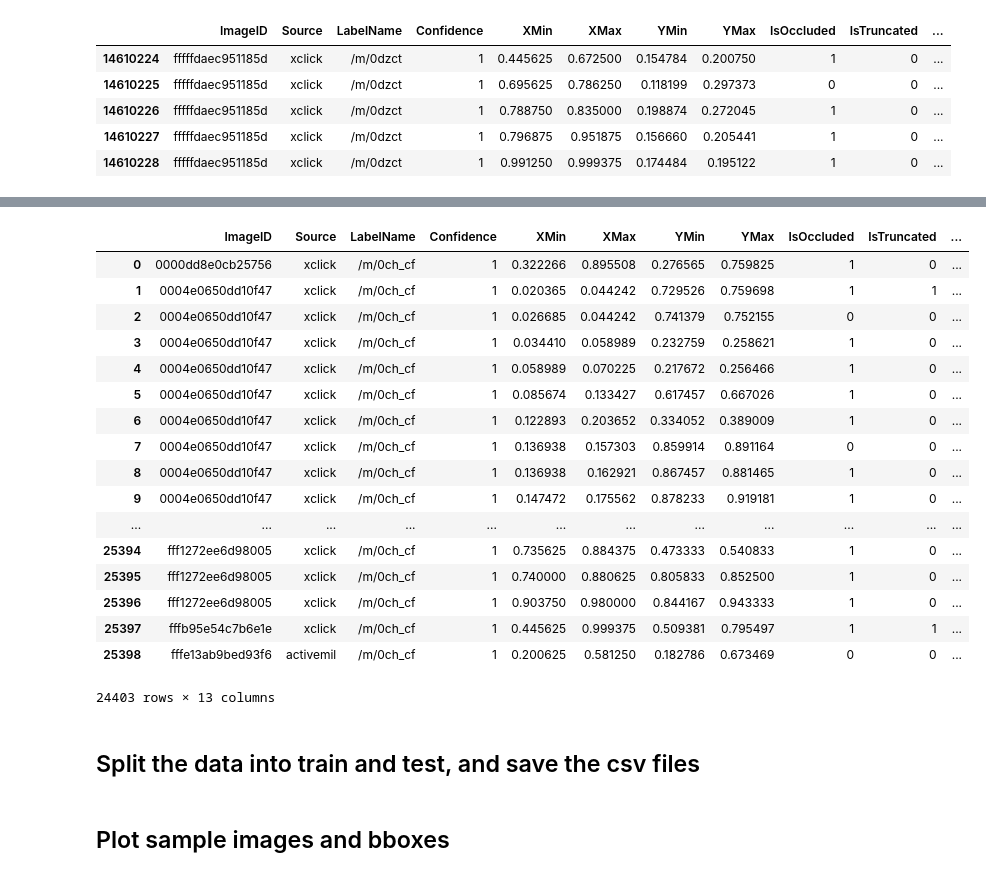
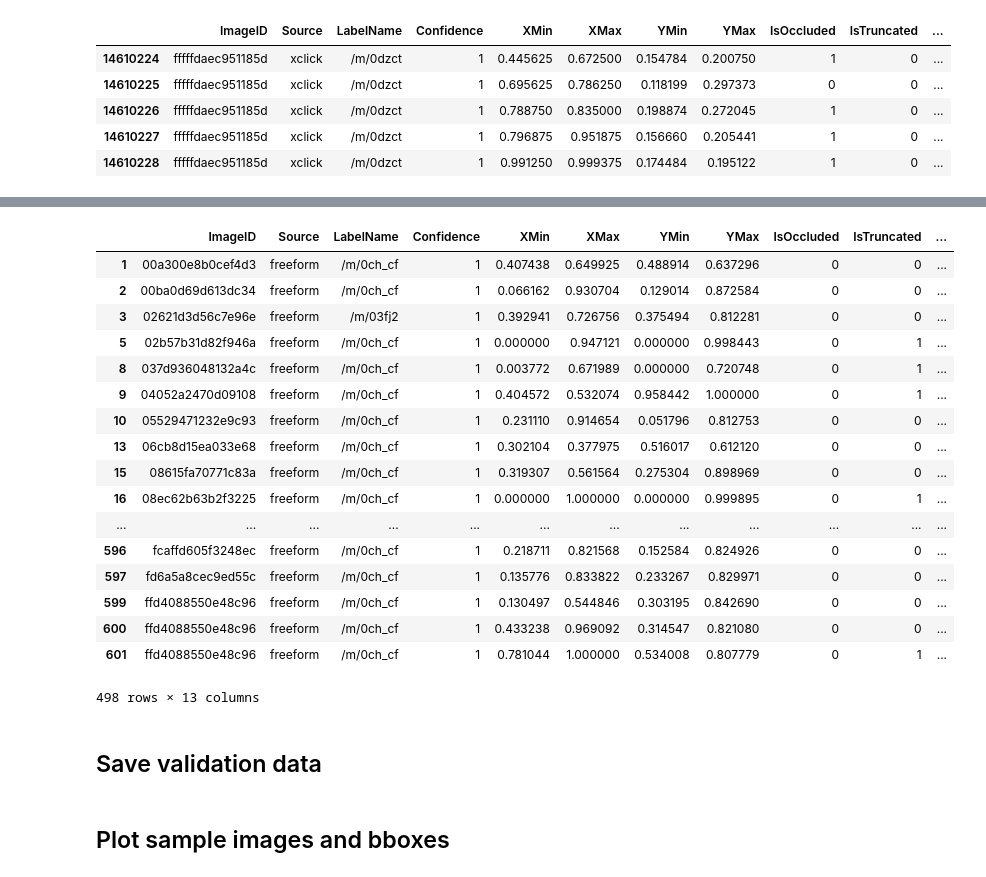
Before and after one commit to kwea123/fish_detection, a Jupyter notebook: read_fish.ipynb, the cells around one changed output, grey strips where cells are left out. Saved outputs shown, nothing was run; the diff lists cells and outputs as text; code cells hidden in the pictures.

```diff
--- a/read_fish.ipynb
+++ b/read_fish.ipynb
@@ -36,0 +64,3 @@ df = df.reset_index(drop=True)
+# %%
+df = pd.read_csv('/root/data/annotations/validation/validation-annotations-bbox.csv')
+df.tail()
@@ -37,24 +74,24 @@ df = df.reset_index(drop=True)
 # %%
+df = df.loc[df['LabelName'].isin(fish_class_ids)]
+df = df.reset_index(drop=True)
 df = df[df['IsGroupOf']==0] # Remove big group of fish
 df
 # %% [output]
 |  | ImageID | Source | LabelName | Confidence | XMin | XMax | YMin | YMax | IsOccluded | IsTruncated | ... |
-| 0 | 0000dd8e0cb25756 | xclick | /m/0ch_cf | 1 | 0.322266 | 0.895508 | 0.276565 | 0.759825 | 1 | 0 | ... |
-| 1 | 0004e0650dd10f47 | xclick | /m/0ch_cf | 1 | 0.020365 | 0.044242 | 0.729526 | 0.759698 | 1 | 1 | ... |
-| 2 | 0004e0650dd10f47 | xclick | /m/0ch_cf | 1 | 0.026685 | 0.044242 | 0.741379 | 0.752155 | 0 | 0 | ... |
-| 3 | 0004e0650dd10f47 | xclick | /m/0ch_cf | 1 | 0.034410 | 0.058989 | 0.232759 | 0.258621 | 1 | 0 | ... |
-| 4 | 0004e0650dd10f47 | xclick | /m/0ch_cf | 1 | 0.058989 | 0.070225 | 0.217672 | 0.256466 | 1 | 0 | ... |
-| 5 | 0004e0650dd10f47 | xclick | /m/0ch_cf | 1 | 0.085674 | 0.133427 | 0.617457 | 0.667026 | 1 | 0 | ... |
-| 6 | 0004e0650dd10f47 | xclick | /m/0ch_cf | 1 | 0.122893 | 0.203652 | 0.334052 | 0.389009 | 1 | 0 | ... |
-| 7 | 0004e0650dd10f47 | xclick | /m/0ch_cf | 1 | 0.136938 | 0.157303 | 0.859914 | 0.891164 | 0 | 0 | ... |
-| 8 | 0004e0650dd10f47 | xclick | /m/0ch_cf | 1 | 0.136938 | 0.162921 | 0.867457 | 0.881465 | 1 | 0 | ... |
-| 9 | 0004e0650dd10f47 | xclick | /m/0ch_cf | 1 | 0.147472 | 0.175562 | 0.878233 | 0.919181 | 1 | 0 | ... |
+| 1 | 00a300e8b0cef4d3 | freeform | /m/0ch_cf | 1 | 0.407438 | 0.649925 | 0.488914 | 0.637296 | 0 | 0 | ... |
+| 2 | 00ba0d69d613dc34 | freeform | /m/0ch_cf | 1 | 0.066162 | 0.930704 | 0.129014 | 0.872584 | 0 | 0 | ... |
+| 3 | 02621d3d56c7e96e | freeform | /m/03fj2 | 1 | 0.392941 | 0.726756 | 0.375494 | 0.812281 | 0 | 0 | ... |
+| 5 | 02b57b31d82f946a | freeform | /m/0ch_cf | 1 | 0.000000 | 0.947121 | 0.000000 | 0.998443 | 0 | 1 | ... |
+| 8 | 037d936048132a4c | freeform | /m/0ch_cf | 1 | 0.003772 | 0.671989 | 0.000000 | 0.720748 | 0 | 1 | ... |
+| 9 | 04052a2470d09108 | freeform | /m/0ch_cf | 1 | 0.404572 | 0.532074 | 0.958442 | 1.000000 | 0 | 1 | ... |
+| 10 | 05529471232e9c93 | freeform | /m/0ch_cf | 1 | 0.231110 | 0.914654 | 0.051796 | 0.812753 | 0 | 0 | ... |
+| 13 | 06cb8d15ea033e68 | freeform | /m/0ch_cf | 1 | 0.302104 | 0.377975 | 0.516017 | 0.612120 | 0 | 0 | ... |
+| 15 | 08615fa70771c83a | freeform | /m/0ch_cf | 1 | 0.319307 | 0.561564 | 0.275304 | 0.898969 | 0 | 0 | ... |
+| 16 | 08ec62b63b2f3225 | freeform | /m/0ch_cf | 1 | 0.000000 | 1.000000 | 0.000000 | 0.999895 | 0 | 1 | ... |
 | ... | ... | ... | ... | ... | ... | ... | ... | ... | ... | ... | ... |
-| 25394 | fff1272ee6d98005 | xclick | /m/0ch_cf | 1 | 0.735625 | 0.884375 | 0.473333 | 0.540833 | 1 | 0 | ... |
-| 25395 | fff1272ee6d98005 | xclick | /m/0ch_cf | 1 | 0.740000 | 0.880625 | 0.805833 | 0.852500 | 1 | 0 | ... |
-| 25396 | fff1272ee6d98005 | xclick | /m/0ch_cf | 1 | 0.903750 | 0.980000 | 0.844167 | 0.943333 | 1 | 0 | ... |
-| 25397 | fffb95e54c7b6e1e | xclick | /m/0ch_cf | 1 | 0.445625 | 0.999375 | 0.509381 | 0.795497 | 1 | 1 | ... |
-| 25398 | fffe13ab9bed93f6 | activemil | /m/0ch_cf | 1 | 0.200625 | 0.581250 | 0.182786 | 0.673469 | 0 | 0 | ... |
+| 596 | fcaffd605f3248ec | freeform | /m/0ch_cf | 1 | 0.218711 | 0.821568 | 0.152584 | 0.824926 | 0 | 0 | ... |
+| 597 | fd6a5a8cec9ed55c | freeform | /m/0ch_cf | 1 | 0.135776 | 0.833822 | 0.233267 | 0.829971 | 0 | 0 | ... |
+| 599 | ffd4088550e48c96 | freeform | /m/0ch_cf | 1 | 0.130497 | 0.544846 | 0.303195 | 0.842690 | 0 | 0 | ... |
+| 600 | ffd4088550e48c96 | freeform | /m/0ch_cf | 1 | 0.433238 | 0.969092 | 0.314547 | 0.821080 | 0 | 0 | ... |
+| 601 | ffd4088550e48c96 | freeform | /m/0ch_cf | 1 | 0.781044 | 1.000000 | 0.534008 | 0.807779 | 0 | 1 | ... |
-24403 rows × 13 columns
+498 rows × 13 columns
-# %% [markdown]
-## Split the data into train and test, and save the csv files
@@ -66 +98,3 @@ df_test = df_shuffled[training_size:]
+# %% [markdown]
+## Save validation data
 # %%
```
Also changed, not shown: parts of 9 cells of this notebook, 4 other files.
